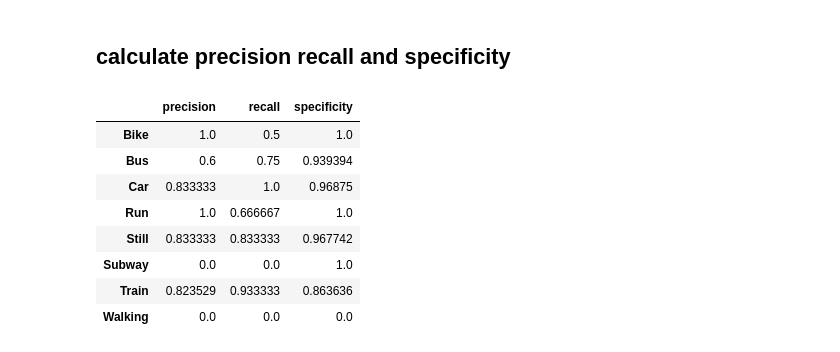
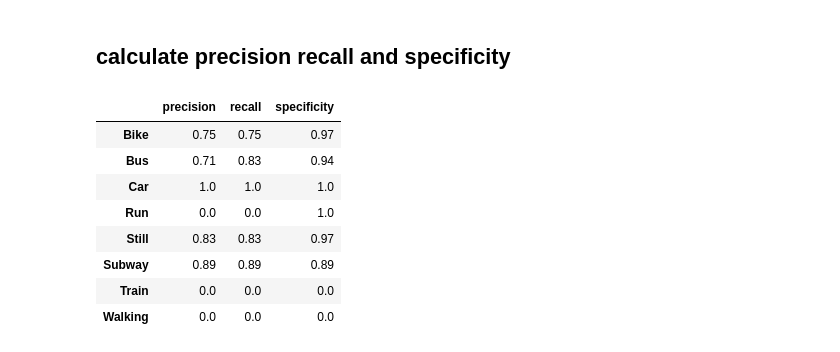
Before and after one commit to Eisoc/MDA0208, a Jupyter notebook: featureextraction.ipynb, the cells around one changed output. Cells and saved outputs as stored; diff of their text form; code cells hidden in the pictures.

```diff
--- a/featureextraction.ipynb
+++ b/featureextraction.ipynb
@@ -390,7 +286,7 @@ dtc_score
 ## SVC
 # %%
 from sklearn.svm import SVC
-svc = SVC(max_iter=10e8, C=100000)
+svc = SVC(max_iter=10e7, C=100000)
 svc.fit(X_train,y_train)
 #score = clf_lsvc.score(X_test, y_test)
 #scores = cross_val_score(clf_lsvc, X,y, cv=5)
@@ -407,8 +303,8 @@ svc_score
 ## MLP
 # %%
 from sklearn.neural_network import MLPClassifier
-#mlp = MLPClassifier(solver='adam', alpha=1e-4, tol=1e-8,hidden_layer_sizes=(32, 32, 32, 32, 32, 32), max_iter=100000, random_state=42)
-mlp = MLPClassifier(solver='adam', alpha=1e-5,hidden_layer_sizes=(64,32,32,16), max_iter=1000000,random_state=10)
+#mlp = MLPClassifier(solver='adam', alpha=1e-4, tol=1e-8,hidden_layer_sizes=(32, 32, 32, 32, 32, 32), max_iter=100000, random_state=32)
+mlp = MLPClassifier(solver='lbfgs',  alpha=1e-4,hidden_layer_sizes=(32, 32, 64, 32, 32), max_iter=1000000,random_state=20)
 mlp.fit(X_train, y_train)
 #display(clf_nn.n_iter_)
 #score = clf_nn.score(X_test, y_test)
@@ -484,6 +383,5 @@ fig.show()
 # %%
-modes_cal = ['Bike', 'Bus', 'Car', 'Run', 'Still', 'Subway', 'Train', 'Walking']
-from sklearn.metrics import confusion_matrix
+#modes_cal = ['Bike', 'Bus', 'Car', 'Run', 'Still', 'Subway', 'Train', 'Walking']
 # %% [markdown]
 ## calculate precision recall and specificity
 # %%
@@ -502,6 +400,10 @@ def calc_prec_rec_spec(tn, fp ,fn ,tp):
         specificity = tn/(tn+fp)
     else:
         specificity = 0.0
+
+    precision = round(precision,2)
+    recall = round(recall,2)
+    specificity = round(specificity,2)
 
     return precision, recall, specificity
 
@@ -566,16 +468,18 @@ def scores_from_conf(confusiontable):
 
     return scores_df
 # %%
-scores_from_conf(confusion_ada)
+ada_eva = scores_from_conf(confusion_ada)
+ada_eva
+#sns.heatmap(ada_eva, cmap='RdYlGn_r', linewidths=0.5, annot=True)
 # %% [output]
 |  | precision | recall | specificity |
-| Bike | 1.0 | 0.5 | 1.0 |
-| Bus | 0.6 | 0.75 | 0.939394 |
-| Car | 0.833333 | 1.0 | 0.96875 |
-| Run | 1.0 | 0.666667 | 1.0 |
-| Still | 0.833333 | 0.833333 | 0.967742 |
-| Subway | 0.0 | 0.0 | 1.0 |
-| Train | 0.823529 | 0.933333 | 0.863636 |
+| Bike | 0.75 | 0.75 | 0.97 |
+| Bus | 0.71 | 0.83 | 0.94 |
+| Car | 1.0 | 1.0 | 1.0 |
+| Run | 0.0 | 0.0 | 1.0 |
+| Still | 0.83 | 0.83 | 0.97 |
+| Subway | 0.89 | 0.89 | 0.89 |
+| Train | 0.0 | 0.0 | 0.0 |
 | Walking | 0.0 | 0.0 | 0.0 |
 # %%
 scores_from_conf(confusion_knn)
```
Also changed, not shown: parts of 32 cells of this notebook.
